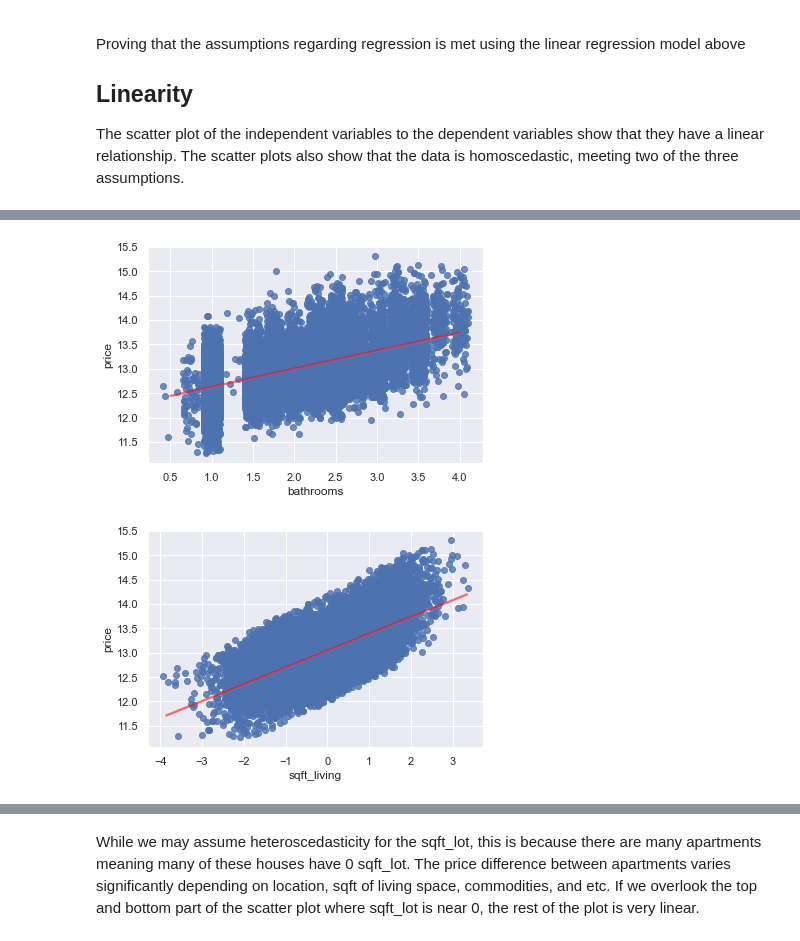
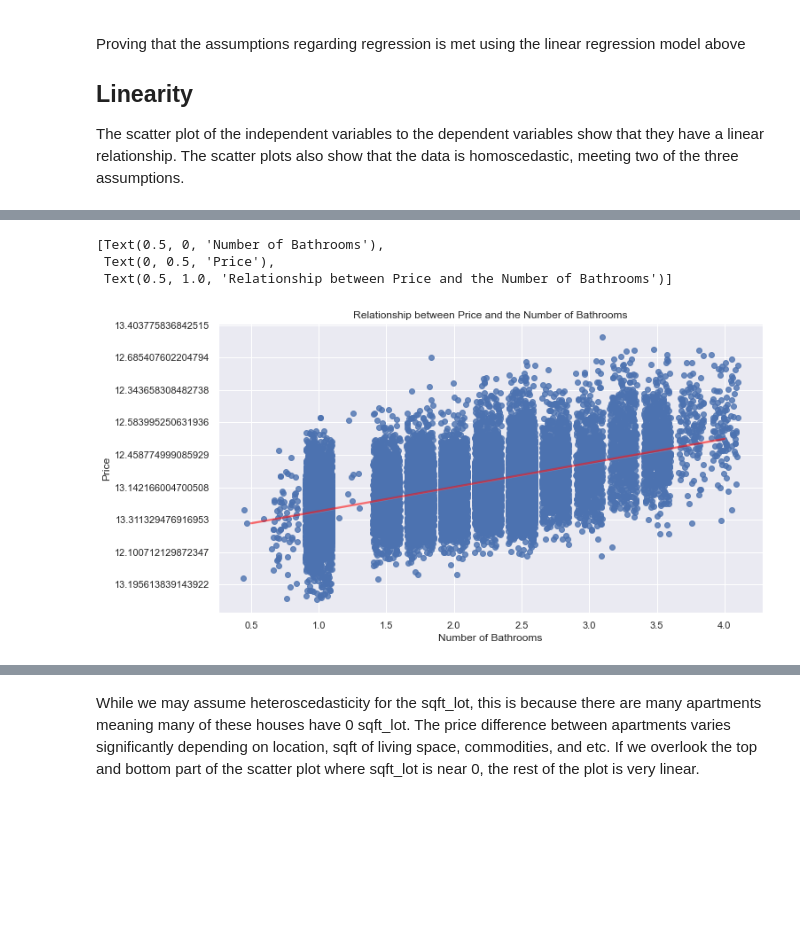
Before and after one commit to samlimish/project2, a Jupyter notebook: Project_2_KC.ipynb, the cells around one changed output, grey strips where cells are left out. Cells and saved outputs as stored; diff of their text form; code cells hidden in the pictures; blank space fills up the shorter version.

```diff
--- a/Project_2_KC.ipynb
+++ b/Project_2_KC.ipynb
@@ -61,14 +54,15 @@ yr_built - Built Year
 First, unnecessary columns are dropped as well as some rows that contained incorrect data across the independent variables. The grade and condition columns are changed to type string so that it is seen as categorical data and not numerical.
 # %%
 kc_data=pd.read_csv('data/kc_house_data.csv')
-kc_new=kc_data.drop(columns=['date','view','sqft_above','sqft_basement','yr_renovated','zipcode','lat','long','sqft_living15','sqft_lot15','waterfront'])
+kc_new=kc_data.drop(columns=['date','view','sqft_above','sqft_basement','yr_renovated','lat','long','sqft_living15','sqft_lot15','waterfront'])
 kc_new=kc_new.set_index('id')
 kc_new.loc[kc_new['bedrooms']==33]=3
 #seemed to be an error because there were only 1.75 bathrooms and sqft_living was only 1620
 kc_new=kc_new.drop(index=2402100895, axis=0)
 #3 beds,baths,sqft_living, etc. everything was 3
 kc_new['bldg_age']=2021-kc_new['yr_built']
-kc_new['sqft_lot_only']=kc_new['sqft_lot']-(kc_new['sqft_living']/kc_new['floors']) #0 if (kc_new['floors']==1 && kc_new['sqft_living']==kc_new['sqft_lot']) else kc_new['sqft_lot']-(kc_new['sqft_living']/kc_new['floors'])
+# kc_new['sqft_lot_only']=kc_new['sqft_lot']-(kc_new['sqft_living']/kc_new['floors']) #0 if (kc_new['floors']==1 && kc_new['sqft_living']==kc_new['sqft_lot']) else kc_new['sqft_lot']-(kc_new['sqft_living']/kc_new['floors'])
 kc_new['grade']=kc_new['grade'].astype('str')         # grade and condition were type int, so needed to be changed
 kc_new['condition']=kc_new['condition'].astype('str') # they are still categorized later
+kc_new['zipcode']=kc_new['zipcode'].astype('str')
 # %%
@@ -102,6 +85,7 @@ logsqft_lot=np.log(kc_new['sqft_lot'])#_only'])
 log_age=np.log(kc_new['bldg_age'])
 log_price=np.log(kc_new['price'])
 
+# Normalizing logged values
 scaled_living=(logsqft_living-np.mean(logsqft_living))/np.sqrt(np.var(logsqft_living))
 scaled_lot=(logsqft_lot-np.mean(logsqft_lot))/np.sqrt(np.var(logsqft_lot))
 scaled_age=(log_age-np.mean(log_age))/np.sqrt(np.var(log_age))
@@ -111,6 +95,8 @@ kc_fin['bedrooms']=kc_new['bedrooms']
 kc_fin['bathrooms']=kc_new['bathrooms']
 kc_fin['sqft_living']=scaled_living
 kc_fin['sqft_lot']=scaled_lot
+kc_fin['zipcode']=kc_new['zipcode']
+
 # condition=kc_new['condition']
 # grade=(kc_new['grade'])
 
@@ -315,8 +463,11 @@ ax_beds=sns.regplot(x='bedrooms',y='price',data=data,x_jitter=.1, line_kws={'col
 # %%
+plot=plt.figure(figsize=(11,6))
+
 ax_baths=sns.regplot(x='bathrooms',y='price',data=data,x_jitter=.1, line_kws={'color':'red','alpha':.5})
+ax_baths.set_yticklabels(data['price'])
+ax_baths.set(xlabel='Number of Bathrooms',ylabel='Price',title='Relationship between Price and the Number of Bathrooms')
 # %% [output]
+[Text(0.5, 0, 'Number of Bathrooms'),
+ Text(0, 0.5, 'Price'),
+ Text(0.5, 1.0, 'Relationship between Price and the Number of Bathrooms')]
-[figure, old version]
+[figure, new version]
-# %%
-ax_living=sns.regplot(x='sqft_living',y='price',data=data,x_jitter=.1, line_kws={'color':'red','alpha':.5})
-# %% [output]
-[figure, removed]
```
Also changed, not shown: parts of 45 cells of this notebook, 1 other file.
